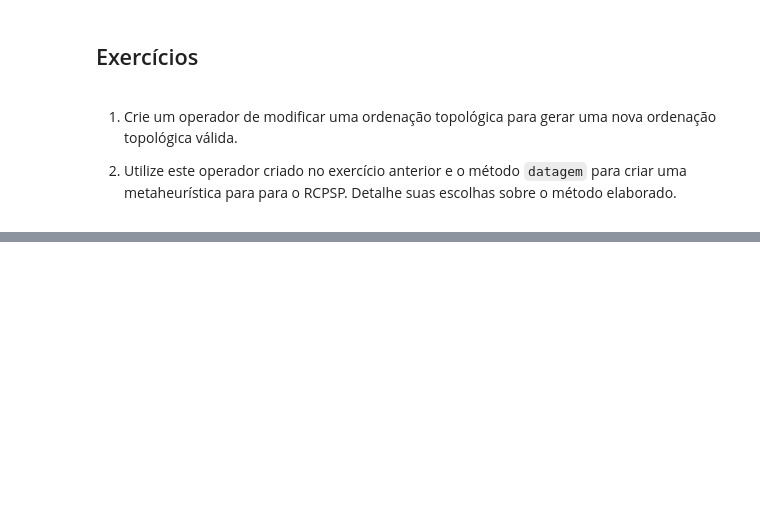
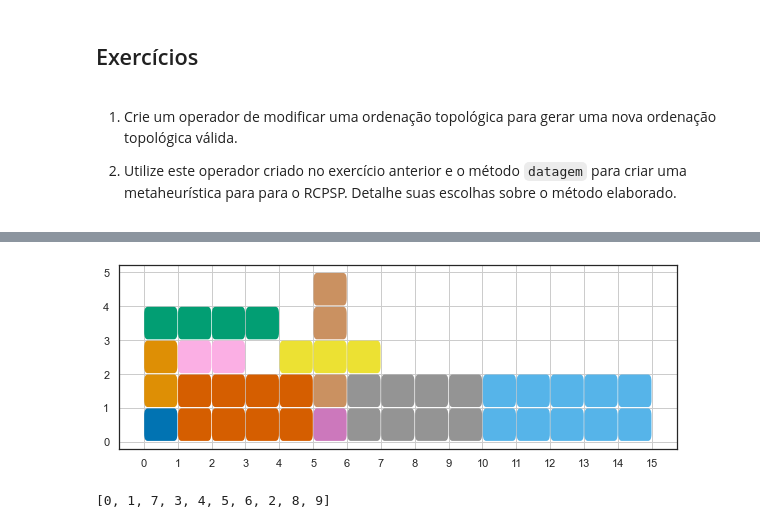
Before and after one commit to CoralBleaching/Metaheuristics-CombinatorialOptim, a Jupyter notebook: RCPSP.ipynb, the cells around one changed output, grey strips where cells are left out. Saved outputs shown, nothing was run; the diff lists cells and outputs as text; code cells hidden in the pictures; blank space fills up the shorter version.

```diff
--- a/RCPSP.ipynb
+++ b/RCPSP.ipynb
@@ -471,0 +429,30 @@ def modificar_ordernacao_topologica(ordernacao_topologica: List[int], rcpsp: RCP
+# %%
+class RCPSP:
+  def __init__(self, rng = None, seed = None):
+    self.tarefas = []
+    self.recursos = []
+    if seed is not None: self.seed = seed
+    self.rng = None if rng is None else random.default_rng(seed)
+
+  def makespan(self) -> int:
+    ultima = max( self.tarefas, key=lambda x : x.data + x.duracao)
+    if (ultima.data >= 0): makespan = ultima.data+ultima.duracao
+    else: makespan = -1
+    return makespan
+
+  @staticmethod
+  def gerar_rcpsp(n: int, recursos: int, densidade: float = 0.2, rng = None, rseed: int = 233) -> RCPSP:
+    if rng is None: rng = random.default_rng(233)
+    rcpsp = RCPSP(rng, rseed)
+    rcpsp.tarefas = [Tarefa(j, rng.integers(low=1,high=6), rng.integers(low=1,high=round(recursos*0.7))) for j in range(n) ]
+    for j in range(n):
+      for i in range(j):
+        if rng.random() < densidade:
+          rcpsp.tarefas[j].adicionar_dependencia(i)
+    rcpsp.recursos = recursos
+    return rcpsp
+
+  def __repr__(self):
+    return f"Tarefas = {len(self.tarefas)}\tRecursos = {self.recursos}\tMakespan = {self.makespan()}"
+  def __str__(self):
+    return f"Tarefas = {len(self.tarefas)}\tRecursos = {self.recursos}\tMakespan = {self.makespan()}"
@@ -471,0 +590,11 @@ def modificar_ordernacao_topologica(ordernacao_topologica: List[int], rcpsp: RCP
+# %%
+rcpsp = RCPSP.gerar_rcpsp(10, 5, 0.20, rseed = 1)
+plot_gantt(datagem(rcpsp, list(range(10))))
+# %% [output]
+[figure, added]
+# %%
+ordenacao_inicial = list(range(10))
+res = busca_tabu(ordenacao_inicial, valorar_solucao, gerar_vizinhanca, validar_solucao)
+print(res)
+# %% [output]
+[0, 1, 7, 3, 4, 5, 6, 2, 8, 9]
```
Also changed, not shown: parts of 22 cells of this notebook.
